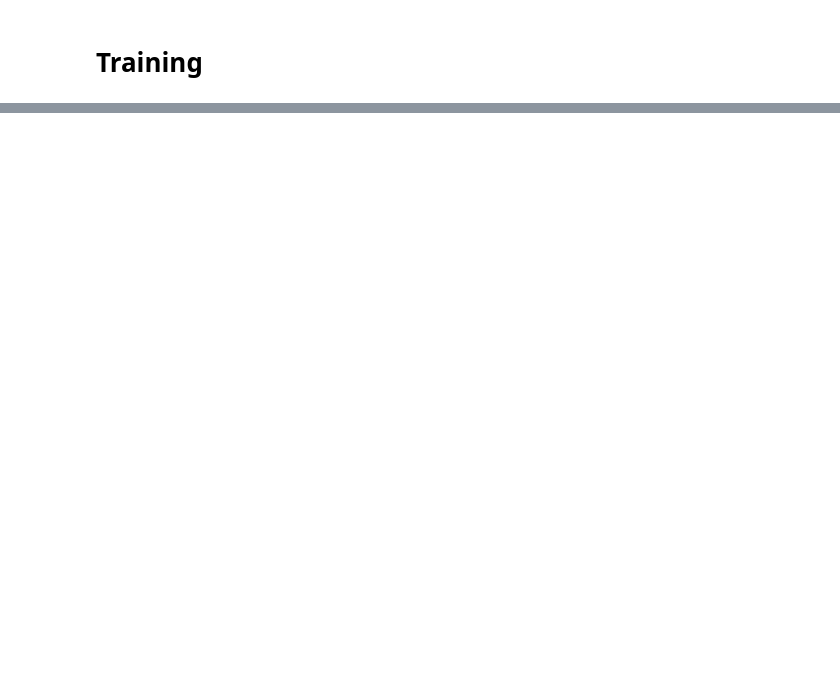
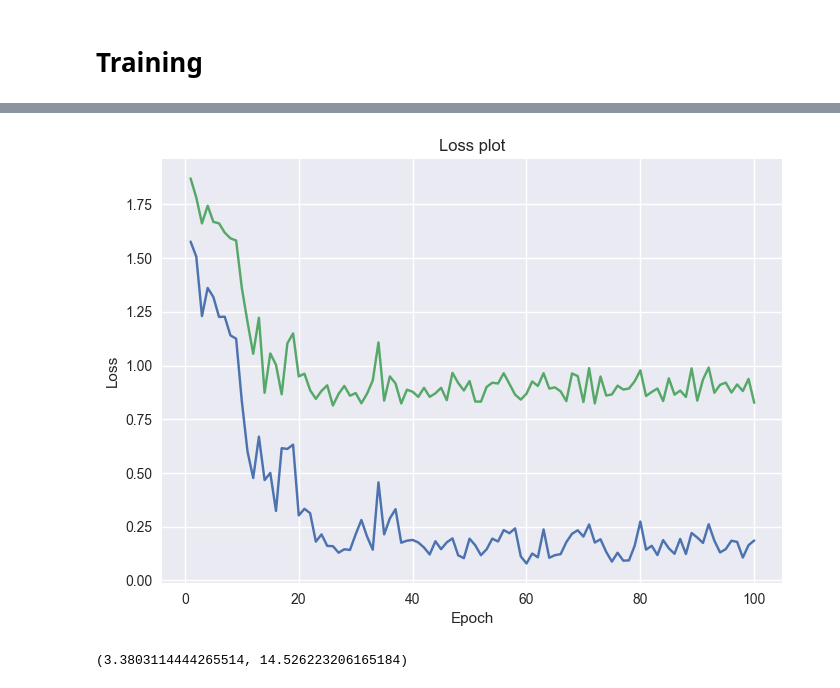
Before and after one commit to rushilg99/CellCounting, a Jupyter notebook: Models/Baselines/T3 cells.ipynb, the cells around one changed output, grey strips where cells are left out. Drawn from its saved outputs; the diff is of its cells as text; code cells hidden in the pictures; blank space fills up the shorter version.

```diff
--- a/Models/Baselines/T3 cells.ipynb
+++ b/Models/Baselines/T3 cells.ipynb
@@ -33,5 +36,6 @@ X_train.shape, y_train.shape
 # %%
 y_train = y_train["lymphocyte"].values
+y_valid = y_valid["lymphocyte"].values
 # %%
 plt.imshow(X_train[0]), y_train[0]
 # %% [output]
@@ -179,5 +187,40 @@ optim = torch.optim.Adam(params=model.parameters(),lr=3e-4,weight_decay=1e-4)
 sched = torch.optim.lr_scheduler.ReduceLROnPlateau(optimizer=optim,factor=0.1,patience=3,threshold=0)
 # %%
-loss = nn.MSELoss()
+loss_func = nn.MSELoss(reduction="sum")
 # %% [markdown]
 # Training
+# %%
+N_EPOCHS=100
+training_losses = []
+validation_losses = []
+
+for epoch in tqdm(range(N_EPOCHS)):
+    # train
+    model.train()
+    for idx, (imgs,labels) in enumerate(train_loader):
+        imgs, labels = imgs.to(device=DEVICE), labels.to(device=DEVICE)
+        optim.zero_grad()
+        preds = model(imgs)
+        loss = torch.sqrt(loss_func(preds,labels))
+        loss.backward()
+        optim.step()
+    # At the end of an epoch, get training and validation statistics
+    model.eval()
+    with torch.no_grad():
+        # Training
+        total_loss = 0
+        for idx, (imgs,labels) in enumerate(train_loader_validate):
+            imgs, labels = imgs.to(device=DEVICE), labels.to(device=DEVICE)
+            preds = model(imgs)
+            loss = torch.sqrt(loss_func(preds,labels))
+            total_loss += loss.cpu().item()
+        training_losses.append(total_loss/(len(X_train)))
+        # Validation
+        total_loss = 0
+        for idx, (imgs,labels) in enumerate(valid_loader):
+            imgs, labels = imgs.to(device=DEVICE), labels.to(device=DEVICE)
+            preds = model(imgs)
+            loss = torch.sqrt(loss_func(preds,labels))
+            total_loss += loss.cpu().item()
+        validation_losses.append(total_loss/(len(X_valid)))
+    print(f"Epoch {epoch+1}: training loss = {training_losses[-1]}, validation loss = {validation_losses[-1]}")
@@ -183,0 +241,9 @@ loss = nn.MSELoss()
+# %%
+plt.title("Loss plot")
+plt.ylabel("Loss")
+plt.xlabel("Epoch")
+plt.plot([i+1 for i in range(len(training_losses))],training_losses)
+plt.plot([i+1 for i in range(len(validation_losses))],validation_losses)
+plt.show()
+# %% [output]
+[figure, added]
@@ -183,0 +266,4 @@ loss = nn.MSELoss()
+# %%
+np.sqrt(mean_squared_error(y_train,train_preds)), np.sqrt(mean_squared_error(y_valid,valid_preds))
+# %% [output]
+(3.3803114444265514, 14.526223206165184)
```
Also changed, not shown: parts of 15 cells of this notebook.
